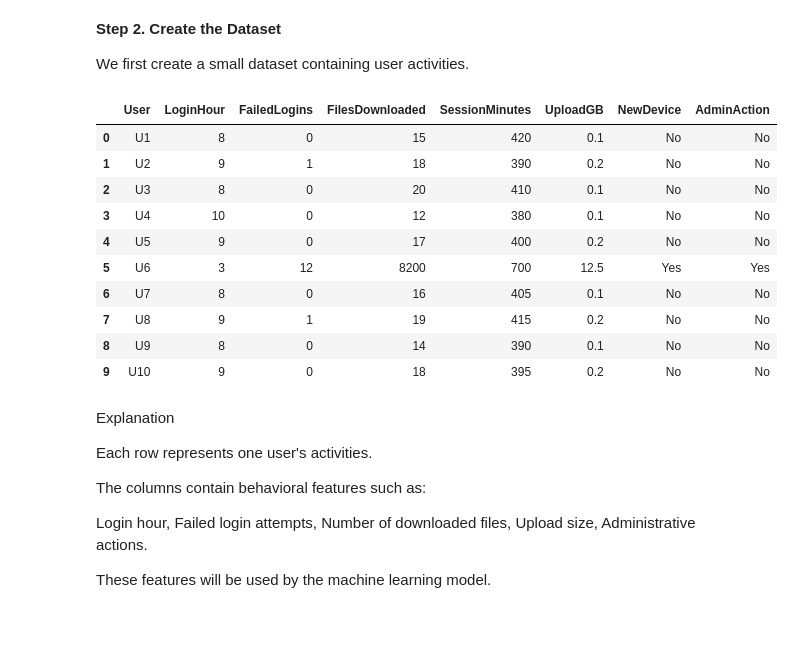
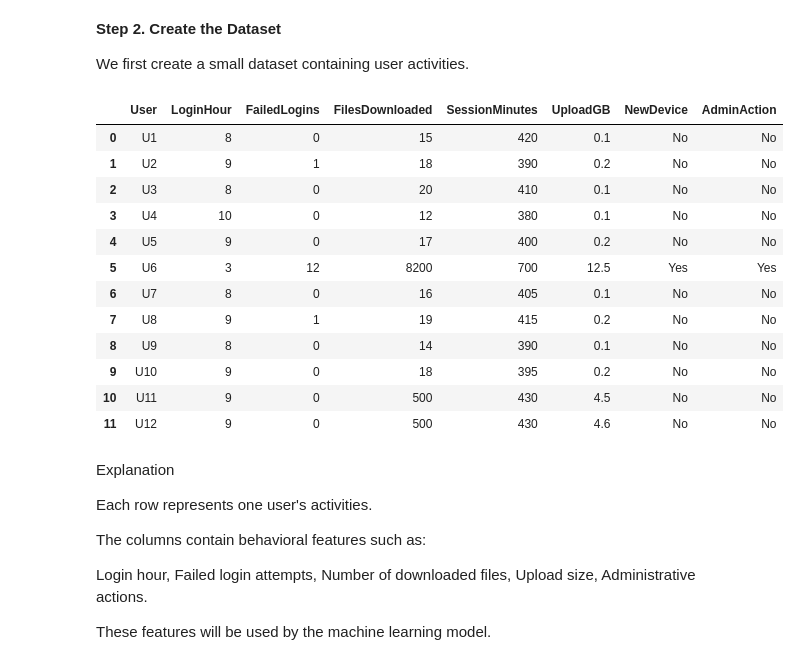
Before and after one commit to omarmkhallati/AI_For_Cybersecurity-Mkhallati, a Jupyter notebook: Case_Study_Detecting_Suspicious_User_Behavior_Using_AI.ipynb, the cells around one changed output. Cells and saved outputs as stored; diff of their text form; code cells hidden in the pictures; blank space fills up the shorter version.

```diff
--- a/Case_Study_Detecting_Suspicious_User_Behavior_Using_AI.ipynb
+++ b/Case_Study_Detecting_Suspicious_User_Behavior_Using_AI.ipynb
@@ -26,45 +26,47 @@ We first create a small dataset containing user activities.
 # %%
 data = {
     'User':['U1','U2','U3','U4','U5',
-            'U6','U7','U8','U9','U10'],
+            'U6','U7','U8','U9','U10', 'U11', 'U12'],
 
     'LoginHour':[8,9,8,10,9,
-                 3,8,9,8,9],
+                 3,8,9,8,9,9,9],
 
     'FailedLogins':[0,1,0,0,0,
-                    12,0,1,0,0],
+                    12,0,1,0,0,0,0],
 
     'FilesDownloaded':[15,18,20,12,17,
-                       8200,16,19,14,18],
+                       8200,16,19,14,18,500,500],
 
     'SessionMinutes':[420,390,410,380,400,
-                      700,405,415,390,395],
+                      700,405,415,390,395,430,430],
 
     'UploadGB':[0.1,0.2,0.1,0.1,0.2,
-                12.5,0.1,0.2,0.1,0.2],
+                12.5,0.1,0.2,0.1,0.2,4.5,4.6],
 
     'NewDevice':['No','No','No','No','No',
-                 'Yes','No','No','No','No'],
+                 'Yes','No','No','No','No','No','No'],
 
     'AdminAction':['No','No','No','No','No',
-                   'Yes','No','No','No','No']
+                   'Yes','No','No','No','No','No','No']
 }
 
 df = pd.DataFrame(data)
 
 df
 # %% [output]
 |  | User | LoginHour | FailedLogins | FilesDownloaded | SessionMinutes | UploadGB | NewDevice | AdminAction |
 | 0 | U1 | 8 | 0 | 15 | 420 | 0.1 | No | No |
 | 1 | U2 | 9 | 1 | 18 | 390 | 0.2 | No | No |
 | 2 | U3 | 8 | 0 | 20 | 410 | 0.1 | No | No |
 | 3 | U4 | 10 | 0 | 12 | 380 | 0.1 | No | No |
 | 4 | U5 | 9 | 0 | 17 | 400 | 0.2 | No | No |
 | 5 | U6 | 3 | 12 | 8200 | 700 | 12.5 | Yes | Yes |
 | 6 | U7 | 8 | 0 | 16 | 405 | 0.1 | No | No |
 | 7 | U8 | 9 | 1 | 19 | 415 | 0.2 | No | No |
 | 8 | U9 | 8 | 0 | 14 | 390 | 0.1 | No | No |
 | 9 | U10 | 9 | 0 | 18 | 395 | 0.2 | No | No |
+| 10 | U11 | 9 | 0 | 500 | 430 | 4.5 | No | No |
+| 11 | U12 | 9 | 0 | 500 | 430 | 4.6 | No | No |
 # %% [markdown]
 Explanation
 
```
Also changed, not shown: parts of 3 cells of this notebook.
